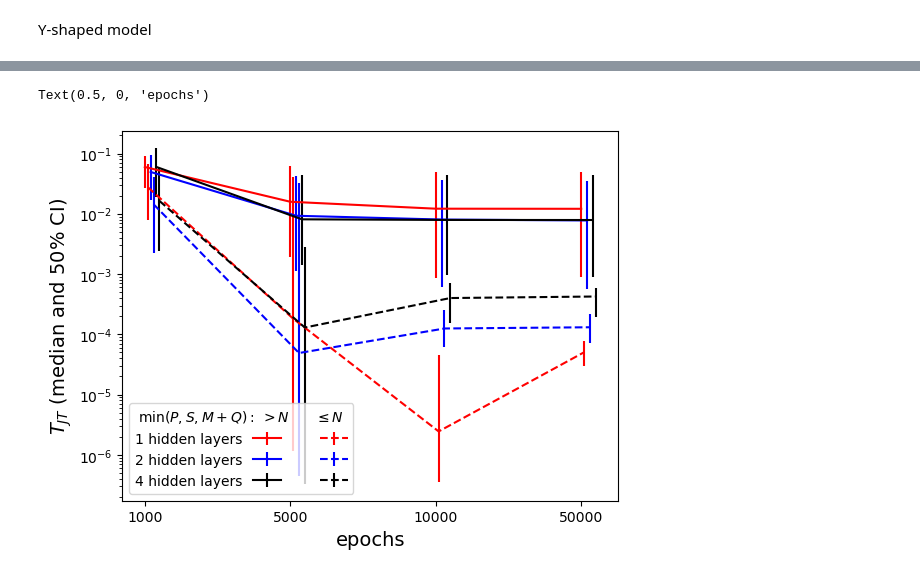
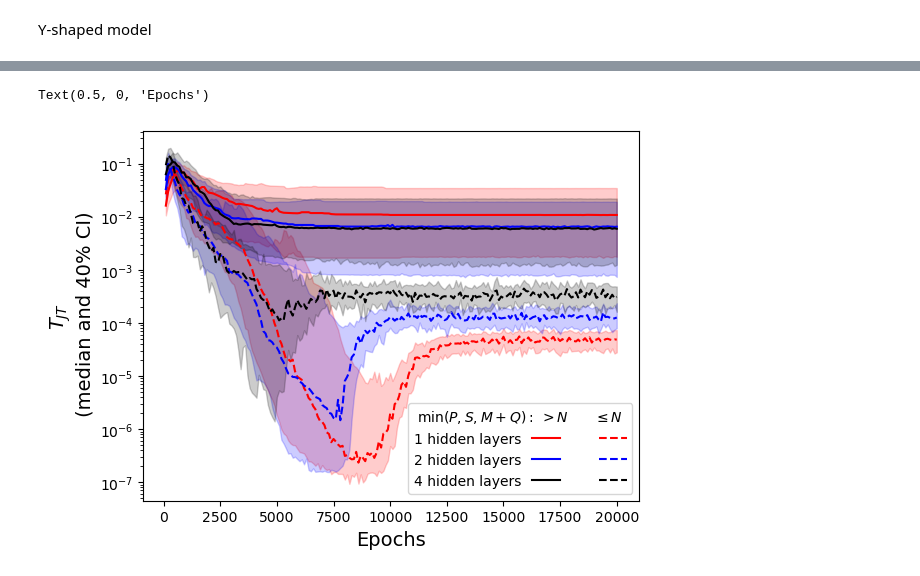
Before and after one commit to zdeblick/JointTraining, a Jupyter notebook: Figures.ipynb, the cells around one changed output, grey strips where cells are left out. Saved outputs shown, nothing was run; the diff lists cells and outputs as text; code cells hidden in the pictures.

```diff
--- a/Figures.ipynb
+++ b/Figures.ipynb
@@ -573,16 +674,20 @@ Y-shaped model
 # %%
 os.chdir('../YL_summaries')
 # %%
-L=4
-Df = np.load('YL_sum_varySNMQ_L='+str(L)+'.npz')
-# epochs = Df['epochs']
-epochs = [1000,5000,10000]
+from sklearn.metrics import confusion_matrix
+L=1
+D = np.load('YL_sum_varySNMQ_L='+str(L)+'.npz')
+epochs = D['epochs']
 i = -1
-D = Df if len(epochs)==1 else {k:v[:,i] for k,v in Df.items() if k!='epochs'}
 min_Ns = np.min(D['Ns'],axis=-1) if L>1 else D['Ns']
 ibnk = min_Ns<np.squeeze(np.min([D['Ps'],D['Ss'],D['Ms']+D['Qs']],axis=0))
-T_JTs = np.squeeze((D['Cval_inds']-D['Cval_JTs'])/D['Cval_inds']+1e-9)
-ok = np.squeeze(D['Ps']>0*D['Ss'])
+ibnk2 = min_Ns<np.min([D['dimss'][:,0,0],np.sum(D['out_dimss'],axis=1)],axis=0)
+print(confusion_matrix(ibnk,ibnk2))
+
+T_JTs = (D['Cval_inds'][:,i]-D['Cval_JTs'][:,i])/D['Cval_inds'][:,i]+1e-9
+# T_JTs = D['Cval_JTs'][:,i]
+print(np.sum(D['Cval_inds'][:,0]==0),D['Cval_inds'].shape)
+ok = np.squeeze(D['Ps']>D['Ss'])
 print(ibnk.shape,T_JTs.shape,ok.shape)
 print(np.mean(ibnk),np.mean(ok))
 
@@ -602,33 +719,36 @@ Text(0, 0.5, 'Fraction of trials')
 # %%
 fig,ax = plt.subplots()
 Ls = [1,2,4]
 color = {1:'r',2:'b',4:'k'}
 dash = ['-','--']
-epochs = [1000,5000,10000,50000]
-alpha = 0.25
+alpha = 0.3
 plt.yscale('log')
+# plt.xscale('log')
 hs = [None]*len(Ls)*2
+
 for Li,L in enumerate(Ls):
-    Df = np.load('YL_sum_varySNMQ_L='+str(L)+'.npz')
-    D = {k:Df[k][:,0] for k in Df.keys() if k!='epochs'}
+    D = np.load('YL_sum_varySNMQ_L='+str(L)+'.npz')
     min_Ns = np.min(D['Ns'],axis=-1) if len(D['Ns'].shape)==2 else D['Ns']
     ibnk = min_Ns<np.min([D['Ps'],D['Ss'],D['Ms']+D['Qs']],axis=0)
-    ok = D['Ps']>=0*np.maximum(D['Ss'],D['Ms']+D['Qs'])
-    T_JTs = (Df['Cval_inds']-Df['Cval_JTs'])/Df['Cval_inds']+1e-9
-#     T_TJs = Df['Cval_inds']
+#     ibnk = min_Ns<np.min([D['dimss'][:,0,0],np.sum(D['out_dimss'],axis=1)],axis=0)
+    T_JTs = (D['Cval_inds']-D['Cval_JTs'])/D['Cval_inds']+1e-9
+#     T_JTs = D['Cval_JTs']
+#     ok = D['Ps']>=0*np.maximum(D['Ss'],D['Ms']+D['Qs'])
+    ok = D['Ps']>D['Ss']
+
     center = np.median(T_JTs[ibnk&ok,:],axis=0)
     yerr = np.array([np.percentile(T_JTs[ibnk&ok,:],100*alpha,axis=0),np.percentile(T_JTs[ibnk&ok,:],100*(1-alpha),axis=0)])
-    hs[Li] = plt.errorbar(np.arange(len(epochs))+0.04*Li,center,fmt=color[L]+dash[0],
-                 yerr=np.abs(center-yerr))#, label='L='+str(L)+'; $N<\min(P,S,M+Q)$'
+    hs[Li] = plt.errorbar(D['epochs'],center,fmt=color[L]+dash[0])
+    plt.fill_between(D['epochs'],yerr[0,:],yerr[1,:],alpha=0.2,color=color[L])
     center = np.median(T_JTs[~ibnk&ok,:],axis=0)
     yerr = np.array([np.percentile(T_JTs[~ibnk&ok,:],100*alpha,axis=0),np.percentile(T_JTs[~ibnk&ok,:],100*(1-alpha),axis=0)])
-    hs[Li+len(Ls)] = plt.errorbar(np.arange(len(epochs))+0.02+0.04*Li,center,fmt=color[L]+dash[1],
-                 yerr=np.abs(center-yerr))#, label='L='+str(L)+'; $N\geq\min(P,S,M+Q)$'
+    hs[Li+len(Ls)] = plt.errorbar(D['epochs'],center,fmt=color[L]+dash[1])
+    plt.fill_between(D['epochs'],yerr[0,:],yerr[1,:],alpha=0.2,color=color[L])
 
-plt.legend(hs,[str(L)+' hidden layers' for L in Ls]+['']*len(Ls),ncol = 2, title = '$\min(P,S,M+Q):$ $>N$      $\leq N$ ',markerfirst=False)
-plt.xticks(np.arange(len(epochs)),epochs)
-plt.ylabel('$T_{JT}$ (median and '+str(int((1-2*alpha)*100))+'% CI)',fontsize=14)
-plt.xlabel('epochs',fontsize=14)
+plt.legend(hs,[str(L)+' hidden layers' for L in Ls]+['']*len(Ls),ncol = 2, title = '$\min(P,S,M+Q):$ $>N$      $\leq N$ ',markerfirst=False)#,loc='lower right')
+plt.ylabel('$T_{JT}$ \n (median and '+str(int(np.round((1-2*alpha)*100)))+'% CI)',fontsize=14)
+# plt.ylabel('Joint-training validation loss \n (median and '+str(int(np.round((1-2*alpha)*100)))+'% CI)',fontsize=14)
+plt.xlabel('Epochs',fontsize=14)
 # %% [output]
-Text(0.5, 0, 'epochs')
+Text(0.5, 0, 'Epochs')
-[figure, old version]
+[figure, new version]
```
Also changed, not shown: parts of 12 cells of this notebook, 19 other files.
